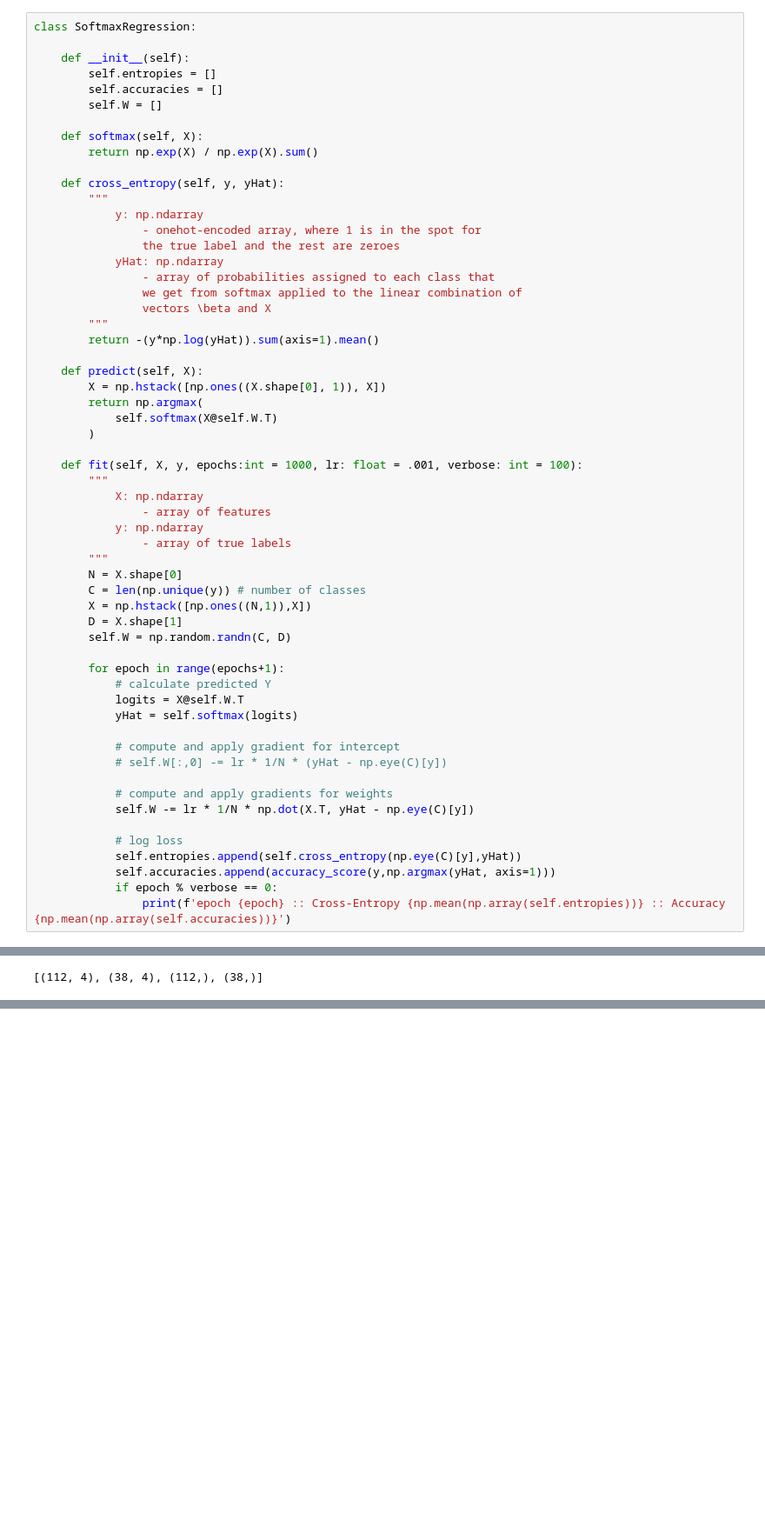
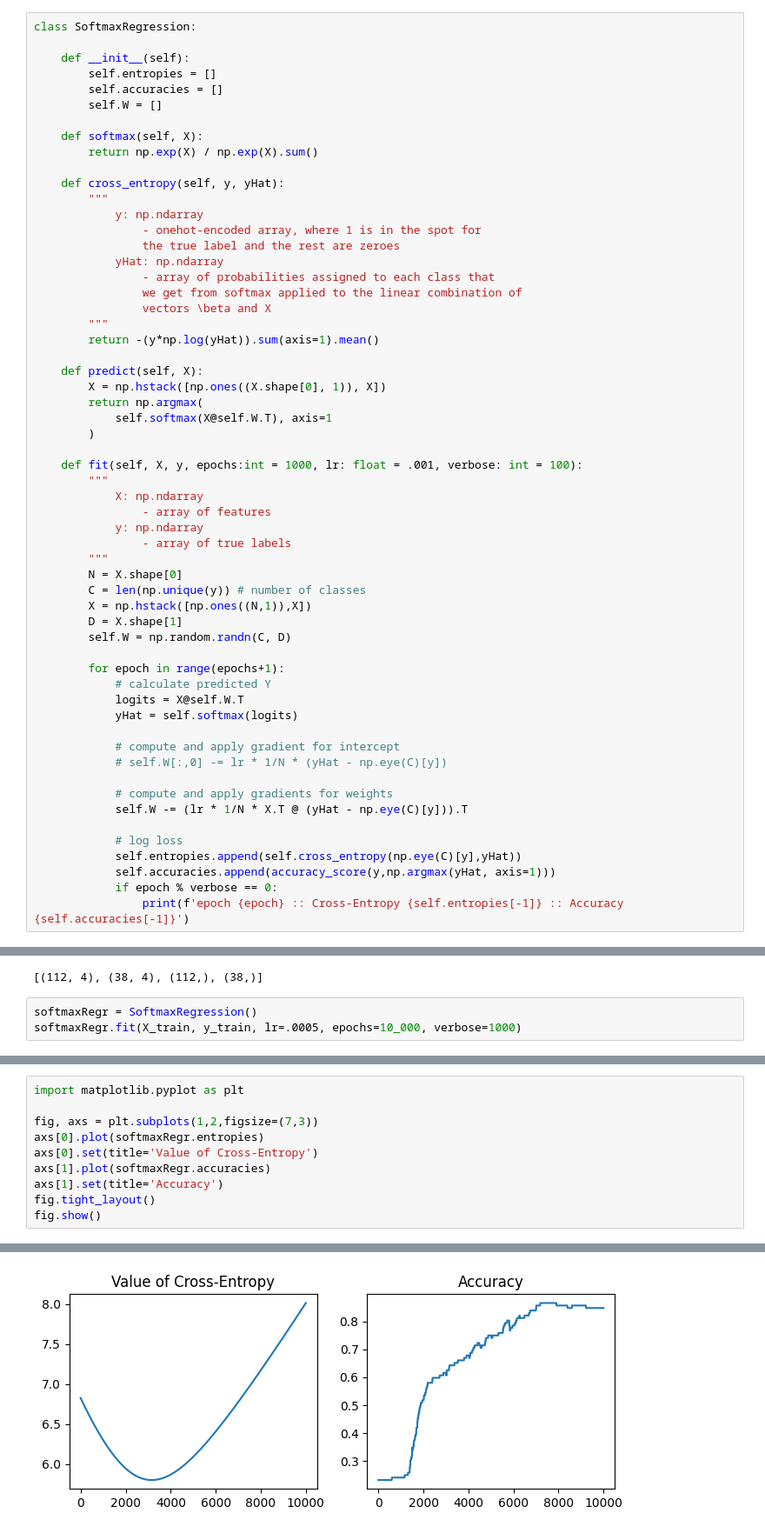
Before and after one commit to turkunov/ml-from-scratch, a Jupyter notebook: logistic.ipynb, the cells around one changed output, grey strips where cells are left out. Shown: that part at 87% size. Saved outputs shown, nothing was run; the diff lists cells and outputs as text; blank space fills up the shorter version.

Commit message:
Update logistic.ipynb
Softmax regression fixed, inferenced and compared to scikit-learn

```diff
--- a/logistic.ipynb
+++ b/logistic.ipynb
@@ -304,7 +304,7 @@ class SoftmaxRegression:
     def predict(self, X):
         X = np.hstack([np.ones((X.shape[0], 1)), X])
         return np.argmax(
-            self.softmax(X@self.W.T)
+            self.softmax(X@self.W.T), axis=1
         )
 
     def fit(self, X, y, epochs:int = 1000, lr: float = .001, verbose: int = 100):
@@ -329,10 +329,10 @@ class SoftmaxRegression:
             # self.W[:,0] -= lr * 1/N * (yHat - np.eye(C)[y])
 
             # compute and apply gradients for weights
-            self.W -= lr * 1/N * np.dot(X.T, yHat - np.eye(C)[y])
+            self.W -= (lr * 1/N * X.T @ (yHat - np.eye(C)[y])).T
 
             # log loss
             self.entropies.append(self.cross_entropy(np.eye(C)[y],yHat))
             self.accuracies.append(accuracy_score(y,np.argmax(yHat, axis=1)))
             if epoch % verbose == 0:
-                print(f'epoch {epoch} :: Cross-Entropy {np.mean(np.array(self.entropies))} :: Accuracy {np.mean(np.array(self.accuracies))}')
+                print(f'epoch {epoch} :: Cross-Entropy {self.entropies[-1]} :: Accuracy {self.accuracies[-1]}')
@@ -358,3 +353,6 @@ X_test = scaler.transform(X_test)
 list(map(lambda x: x.shape, [X_train, X_test, y_train, y_test]))
 # %% [output]
 [(112, 4), (38, 4), (112,), (38,)]
+# %%
+softmaxRegr = SoftmaxRegression()
+softmaxRegr.fit(X_train, y_train, lr=.0005, epochs=10_000, verbose=1000)
@@ -360,0 +373,11 @@ list(map(lambda x: x.shape, [X_train, X_test, y_train, y_test]))
+# %%
+import matplotlib.pyplot as plt
+
+fig, axs = plt.subplots(1,2,figsize=(7,3))
+axs[0].plot(softmaxRegr.entropies)
+axs[0].set(title='Value of Cross-Entropy')
+axs[1].plot(softmaxRegr.accuracies)
+axs[1].set(title='Accuracy')
+fig.tight_layout()
+fig.show()
+# %% [output]
@@ -360,0 +385 @@ list(map(lambda x: x.shape, [X_train, X_test, y_train, y_test]))
+[figure, added]
```
Also changed, not shown: parts of 10 cells of this notebook.
